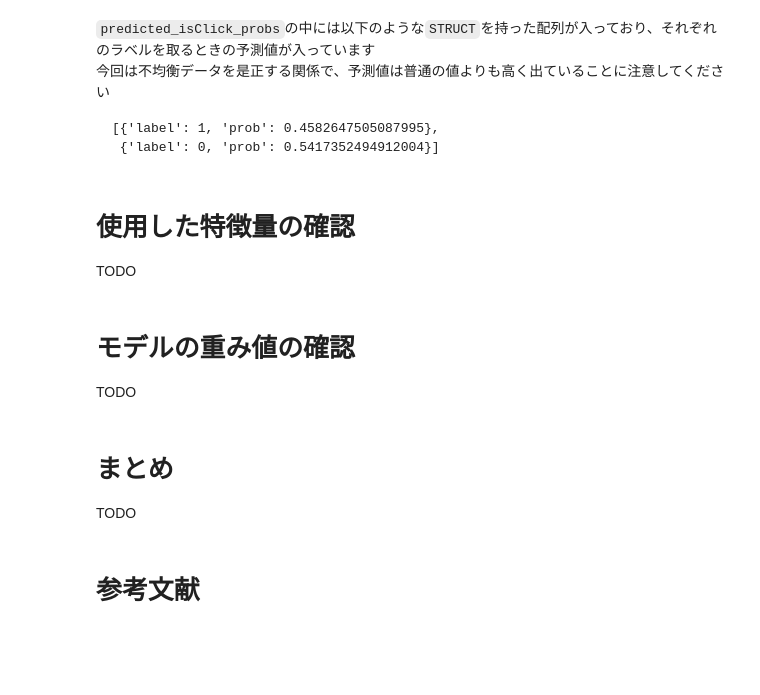
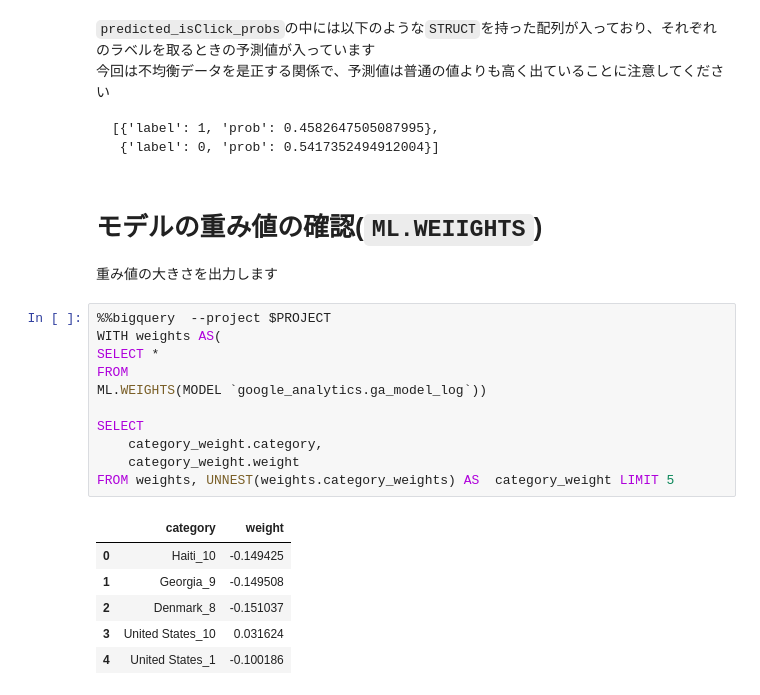
Before and after one commit to hiroaki8388/gcp, a Jupyter notebook: article/bqml3.ipynb, the cells around one changed output. Cells and saved outputs as stored; diff of their text form; blank space fills up the shorter version.

````diff
--- a/article/bqml3.ipynb
+++ b/article/bqml3.ipynb
@@ -218,14 +222,24 @@ FROM ML.PREDICT(
 [{'label': 1, 'prob': 0.4582647505087995},
  {'label': 0, 'prob': 0.5417352494912004}]
 ```
-# %% [markdown]
-# 使用した特徴量の確認
-TODO
 # %% [markdown]
-# モデルの重み値の確認
-TODO
+# モデルの重み値の確認(`ML.WEIIGHTS`)
+重み値の大きさを出力します
-# %% [markdown]
-# まとめ
-TODO
-# %% [markdown]
-# 参考文献
+# %%
+%%bigquery  --project $PROJECT
+WITH weights AS(
+SELECT *
+FROM
+ML.WEIGHTS(MODEL `google_analytics.ga_model_log`))
+
+SELECT
+    category_weight.category,
+    category_weight.weight
+FROM weights, UNNEST(weights.category_weights) AS  category_weight LIMIT 5
+# %% [output]
+|  | category | weight |
+| 0 | Haiti_10 | -0.149425 |
+| 1 | Georgia_9 | -0.149508 |
+| 2 | Denmark_8 | -0.151037 |
+| 3 | United States_10 | 0.031624 |
+| 4 | United States_1 | -0.100186 |
````
Also changed, not shown: parts of 13 cells of this notebook.
